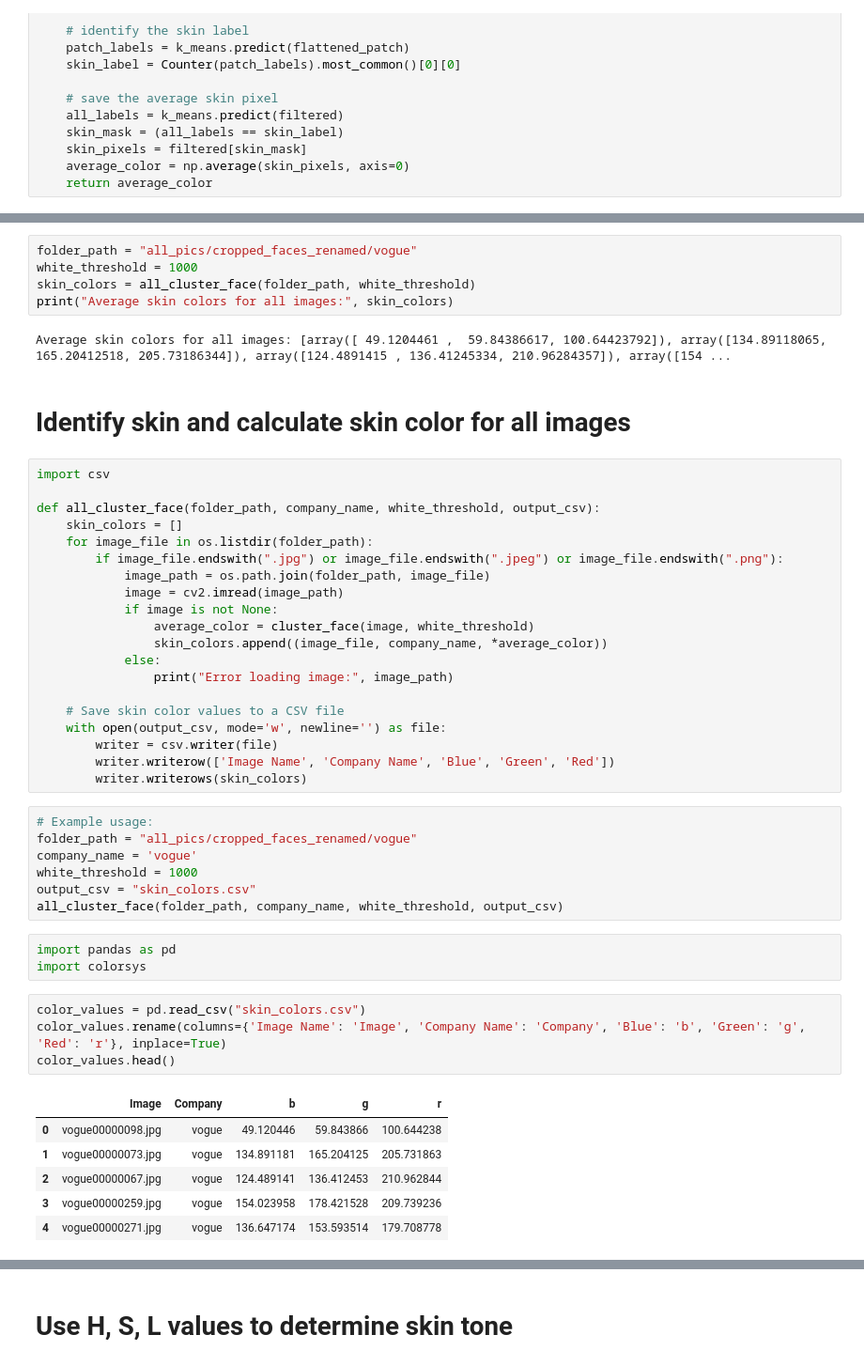
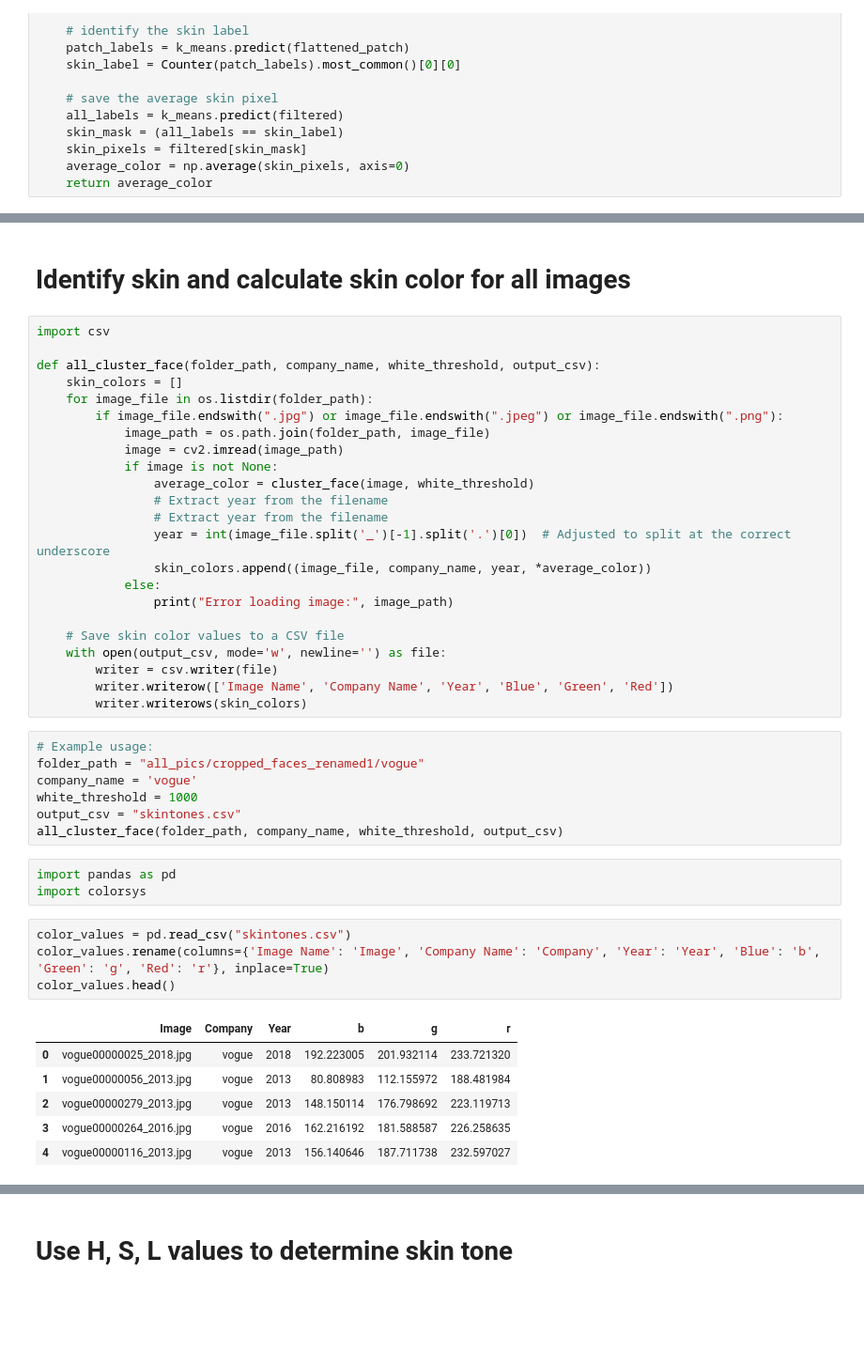
Before and after one commit to sugarhy/Vogue-Analysis, a Jupyter notebook: Vogue_skintone.ipynb, the cells around one changed output, grey strips where cells are left out. Shown at 94% size. Saved outputs shown, nothing was run; the diff lists cells and outputs as text; blank space fills up the shorter version.

```diff
--- a/Vogue_skintone.ipynb
+++ b/Vogue_skintone.ipynb
@@ -276,10 +263,3 @@ def all_cluster_face(folder_path, white_threshold):
-# %%
-folder_path = "all_pics/cropped_faces_renamed/vogue"
-white_threshold = 1000
-skin_colors = all_cluster_face(folder_path, white_threshold)
-print("Average skin colors for all images:", skin_colors)
-# %% [output]
-Average skin colors for all images: [array([ 49.1204461 ,  59.84386617, 100.64423792]), array([134.89118065, 165.20412518, 205.73186344]), array([124.4891415 , 136.41245334, 210.96284357]), array([154 ...
 # %% [markdown]
 # Identify skin and calculate skin color for all images
 # %%
@@ -293,36 +273,39 @@ def all_cluster_face(folder_path, company_name, white_threshold, output_csv):
             image = cv2.imread(image_path)
             if image is not None:
                 average_color = cluster_face(image, white_threshold)
-                skin_colors.append((image_file, company_name, *average_color))
+                # Extract year from the filename
+                # Extract year from the filename
+                year = int(image_file.split('_')[-1].split('.')[0])  # Adjusted to split at the correct underscore
+                skin_colors.append((image_file, company_name, year, *average_color))
             else:
                 print("Error loading image:", image_path)
 
     # Save skin color values to a CSV file
     with open(output_csv, mode='w', newline='') as file:
         writer = csv.writer(file)
-        writer.writerow(['Image Name', 'Company Name', 'Blue', 'Green', 'Red'])
+        writer.writerow(['Image Name', 'Company Name', 'Year', 'Blue', 'Green', 'Red'])
         writer.writerows(skin_colors)
 # %%
 # Example usage:
-folder_path = "all_pics/cropped_faces_renamed/vogue"
+folder_path = "all_pics/cropped_faces_renamed1/vogue"
 company_name = 'vogue'
 white_threshold = 1000
-output_csv = "skin_colors.csv"
+output_csv = "skintones.csv"
 all_cluster_face(folder_path, company_name, white_threshold, output_csv)
 # %%
 import pandas as pd
 import colorsys
 # %%
-color_values = pd.read_csv("skin_colors.csv")
-color_values.rename(columns={'Image Name': 'Image', 'Company Name': 'Company', 'Blue': 'b', 'Green': 'g', 'Red': 'r'}, inplace=True)
+color_values = pd.read_csv("skintones.csv")
+color_values.rename(columns={'Image Name': 'Image', 'Company Name': 'Company', 'Year': 'Year', 'Blue': 'b', 'Green': 'g', 'Red': 'r'}, inplace=True)
 color_values.head()
 # %% [output]
-|  | Image | Company | b | g | r |
-| 0 | vogue00000098.jpg | vogue | 49.120446 | 59.843866 | 100.644238 |
-| 1 | vogue00000073.jpg | vogue | 134.891181 | 165.204125 | 205.731863 |
-| 2 | vogue00000067.jpg | vogue | 124.489141 | 136.412453 | 210.962844 |
-| 3 | vogue00000259.jpg | vogue | 154.023958 | 178.421528 | 209.739236 |
-| 4 | vogue00000271.jpg | vogue | 136.647174 | 153.593514 | 179.708778 |
+|  | Image | Company | Year | b | g | r |
+| 0 | vogue00000025_2018.jpg | vogue | 2018 | 192.223005 | 201.932114 | 233.721320 |
+| 1 | vogue00000056_2013.jpg | vogue | 2013 | 80.808983 | 112.155972 | 188.481984 |
+| 2 | vogue00000279_2013.jpg | vogue | 2013 | 148.150114 | 176.798692 | 223.119713 |
+| 3 | vogue00000264_2016.jpg | vogue | 2016 | 162.216192 | 181.588587 | 226.258635 |
+| 4 | vogue00000116_2013.jpg | vogue | 2013 | 156.140646 | 187.711738 | 232.597027 |
 # %%
 # display int types
 display(color_values.dtypes)
```
Also changed, not shown: parts of 23 cells of this notebook.
